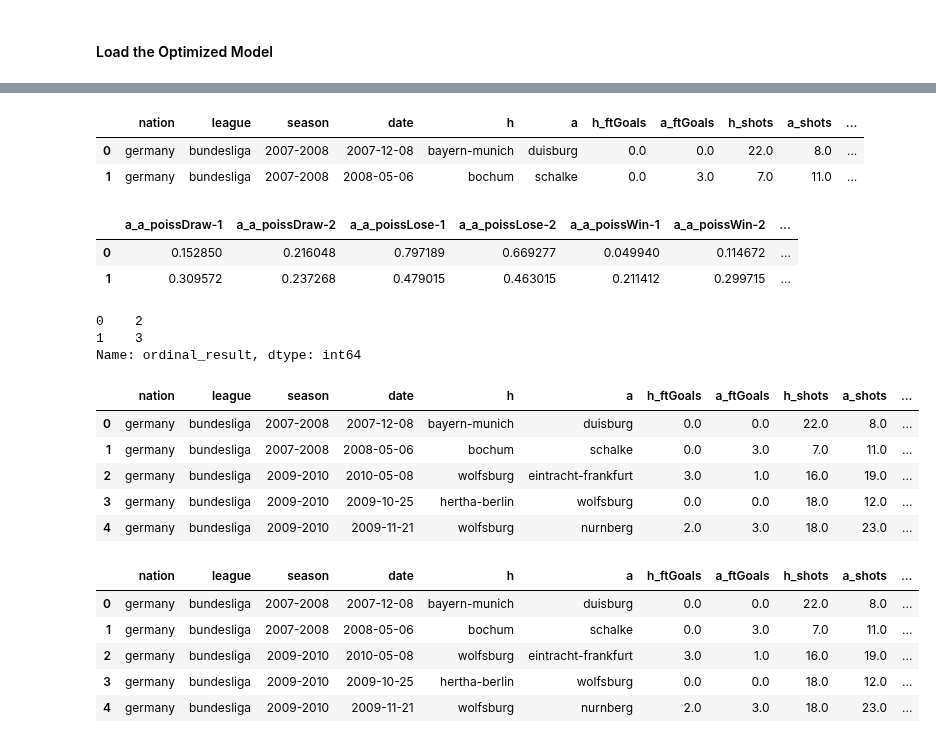
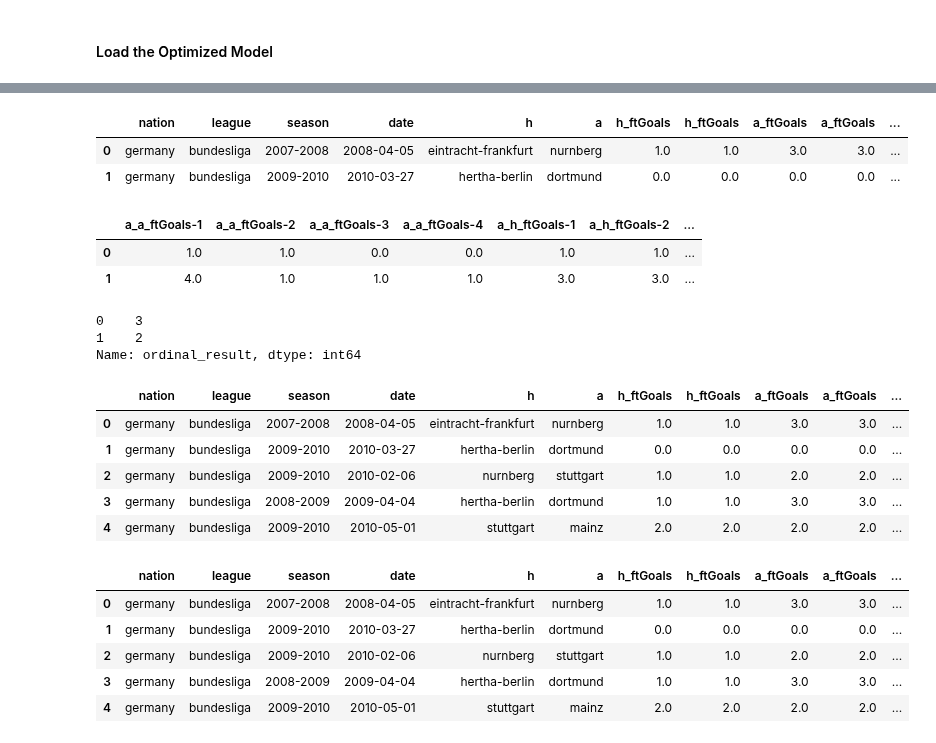
Before and after one commit to DMacGillivray/soccer-predictions, a Jupyter notebook: notebooks/0005.0000 Modeling Strategy.ipynb, the cells around one changed output, grey strips where cells are left out. Drawn from its saved outputs; the diff is of its cells as text; code cells hidden in the pictures.

```diff
--- a/notebooks/0005.0000 Modeling Strategy.ipynb
+++ b/notebooks/0005.0000 Modeling Strategy.ipynb
@@ -681,7 +682,7 @@ def cut_historical_games(df_orig, n_back, drop_all_nan_rows=True, how='all'):
     df.reset_index(drop=True, inplace=True)
     return df
 
-n_back=2
+n_back=4
 
 df_lastn = cut_historical_games(df_model, n_back=n_back, drop_all_nan_rows=False)
 df_lastn.head()
@@ -723,8 +724,10 @@ def get_all_feature_cols(df):
 
 #feature_cols = get_all_feature_cols(df_last4)
 #my_feature_cols = [col for col in df_lastn.columns if 'poiss' in col or 'shots' in col or 'ftGoals' in col]
-#my_feature_cols = [col for col in df_lastn.columns if 'ftGoals' in col]
-my_feature_cols = [col for col in df_lastn.columns if 'poiss' in col]
+# my_feature_cols = [col for col in df_lastn.columns if 'shotsOnTarget' in col]
+my_feature_cols = [col for col in df_lastn.columns if 'ftGoals' in col]
+#my_feature_cols = [col for col in df_lastn.columns if 'shots' in col]
+#my_feature_cols = [col for col in df_lastn.columns if 'poiss' in col]
 non_feature_cols = get_non_feature_cols(df_lastn)
 
 keeper_cols = non_feature_cols + my_feature_cols
@@ -1084,5 +1095,5 @@ output_df.head()
 # %%
-threshold = 0.0
+threshold = 0.05
 output_df[['hwin_bet', 'draw_bet', 'awin_bet']] = \
             output_df[['hwin_unit_EV', 'draw_unit_EV', 'awin_unit_EV']] >= threshold
 output_df.head()
@@ -1170,20 +1183,20 @@ y_t.reset_index(drop=True, inplace=True)
 # %%
 meta_t.head(2)
 # %% [output]
-|  | nation | league | season | date | h | a | h_ftGoals | a_ftGoals | h_shots | a_shots | ... |
-| 0 | germany | bundesliga | 2007-2008 | 2007-12-08 | bayern-munich | duisburg | 0.0 | 0.0 | 22.0 | 8.0 | ... |
-| 1 | germany | bundesliga | 2007-2008 | 2008-05-06 | bochum | schalke | 0.0 | 3.0 | 7.0 | 11.0 | ... |
+|  | nation | league | season | date | h | a | h_ftGoals | h_ftGoals | a_ftGoals | a_ftGoals | ... |
+| 0 | germany | bundesliga | 2007-2008 | 2008-04-05 | eintracht-frankfurt | nurnberg | 1.0 | 1.0 | 3.0 | 3.0 | ... |
+| 1 | germany | bundesliga | 2009-2010 | 2010-03-27 | hertha-berlin | dortmund | 0.0 | 0.0 | 0.0 | 0.0 | ... |
 # %%
 X_t.head(2)
 # %% [output]
-|  | a_a_poissDraw-1 | a_a_poissDraw-2 | a_a_poissLose-1 | a_a_poissLose-2 | a_a_poissWin-1 | a_a_poissWin-2 | ... |
-| 0 | 0.152850 | 0.216048 | 0.797189 | 0.669277 | 0.049940 | 0.114672 | ... |
-| 1 | 0.309572 | 0.237268 | 0.479015 | 0.463015 | 0.211412 | 0.299715 | ... |
+|  | a_a_ftGoals-1 | a_a_ftGoals-2 | a_a_ftGoals-3 | a_a_ftGoals-4 | a_h_ftGoals-1 | a_h_ftGoals-2 | ... |
+| 0 | 1.0 | 1.0 | 0.0 | 0.0 | 1.0 | 1.0 | ... |
+| 1 | 4.0 | 1.0 | 1.0 | 1.0 | 3.0 | 3.0 | ... |
 # %%
 y_t.head(2)
 # %% [output]
-0    2
-1    3
+0    3
+1    2
 Name: ordinal_result, dtype: int64
 # %%
 test_preds = clf.predict_proba(X_t)
@@ -1200,24 +1213,24 @@ df_test['draw_unit_EV'] = (df_test[2]* (df_test['drawOddsBet365']-1)) + ((1- df_
 df_test['awin_unit_EV'] = (df_test[3]* (df_test['awinOddsBet365']-1)) + ((1- df_test[3]) * -1)
 df_test.head()
 # %% [output]
-|  | nation | league | season | date | h | a | h_ftGoals | a_ftGoals | h_shots | a_shots | ... |
-| 0 | germany | bundesliga | 2007-2008 | 2007-12-08 | bayern-munich | duisburg | 0.0 | 0.0 | 22.0 | 8.0 | ... |
-| 1 | germany | bundesliga | 2007-2008 | 2008-05-06 | bochum | schalke | 0.0 | 3.0 | 7.0 | 11.0 | ... |
-| 2 | germany | bundesliga | 2009-2010 | 2010-05-08 | wolfsburg | eintracht-frankfurt | 3.0 | 1.0 | 16.0 | 19.0 | ... |
-| 3 | germany | bundesliga | 2009-2010 | 2009-10-25 | hertha-berlin | wolfsburg | 0.0 | 0.0 | 18.0 | 12.0 | ... |
-| 4 | germany | bundesliga | 2009-2010 | 2009-11-21 | wolfsburg | nurnberg | 2.0 | 3.0 | 18.0 | 23.0 | ... |
+|  | nation | league | season | date | h | a | h_ftGoals | h_ftGoals | a_ftGoals | a_ftGoals | ... |
+| 0 | germany | bundesliga | 2007-2008 | 2008-04-05 | eintracht-frankfurt | nurnberg | 1.0 | 1.0 | 3.0 | 3.0 | ... |
+| 1 | germany | bundesliga | 2009-2010 | 2010-03-27 | hertha-berlin | dortmund | 0.0 | 0.0 | 0.0 | 0.0 | ... |
+| 2 | germany | bundesliga | 2009-2010 | 2010-02-06 | nurnberg | stuttgart | 1.0 | 1.0 | 2.0 | 2.0 | ... |
+| 3 | germany | bundesliga | 2008-2009 | 2009-04-04 | hertha-berlin | dortmund | 1.0 | 1.0 | 3.0 | 3.0 | ... |
+| 4 | germany | bundesliga | 2009-2010 | 2010-05-01 | stuttgart | mainz | 2.0 | 2.0 | 2.0 | 2.0 | ... |
 # %%
-threshold = 0.0
+threshold = threshold
 df_test[['hwin_bet', 'draw_bet', 'awin_bet']] = \
             df_test[['hwin_unit_EV', 'draw_unit_EV', 'awin_unit_EV']] >= threshold
 df_test.head()
 # %% [output]
-|  | nation | league | season | date | h | a | h_ftGoals | a_ftGoals | h_shots | a_shots | ... |
-| 0 | germany | bundesliga | 2007-2008 | 2007-12-08 | bayern-munich | duisburg | 0.0 | 0.0 | 22.0 | 8.0 | ... |
-| 1 | germany | bundesliga | 2007-2008 | 2008-05-06 | bochum | schalke | 0.0 | 3.0 | 7.0 | 11.0 | ... |
-| 2 | germany | bundesliga | 2009-2010 | 2010-05-08 | wolfsburg | eintracht-frankfurt | 3.0 | 1.0 | 16.0 | 19.0 | ... |
-| 3 | germany | bundesliga | 2009-2010 | 2009-10-25 | hertha-berlin | wolfsburg | 0.0 | 0.0 | 18.0 | 12.0 | ... |
-| 4 | germany | bundesliga | 2009-2010 | 2009-11-21 | wolfsburg | nurnberg | 2.0 | 3.0 | 18.0 | 23.0 | ... |
+|  | nation | league | season | date | h | a | h_ftGoals | h_ftGoals | a_ftGoals | a_ftGoals | ... |
+| 0 | germany | bundesliga | 2007-2008 | 2008-04-05 | eintracht-frankfurt | nurnberg | 1.0 | 1.0 | 3.0 | 3.0 | ... |
+| 1 | germany | bundesliga | 2009-2010 | 2010-03-27 | hertha-berlin | dortmund | 0.0 | 0.0 | 0.0 | 0.0 | ... |
+| 2 | germany | bundesliga | 2009-2010 | 2010-02-06 | nurnberg | stuttgart | 1.0 | 1.0 | 2.0 | 2.0 | ... |
+| 3 | germany | bundesliga | 2008-2009 | 2009-04-04 | hertha-berlin | dortmund | 1.0 | 1.0 | 3.0 | 3.0 | ... |
+| 4 | germany | bundesliga | 2009-2010 | 2010-05-01 | stuttgart | mainz | 2.0 | 2.0 | 2.0 | 2.0 | ... |
 # %%
 # made the bet
 # Get bet result
```
Also changed, not shown: parts of 37 cells of this notebook, 11 other files.
